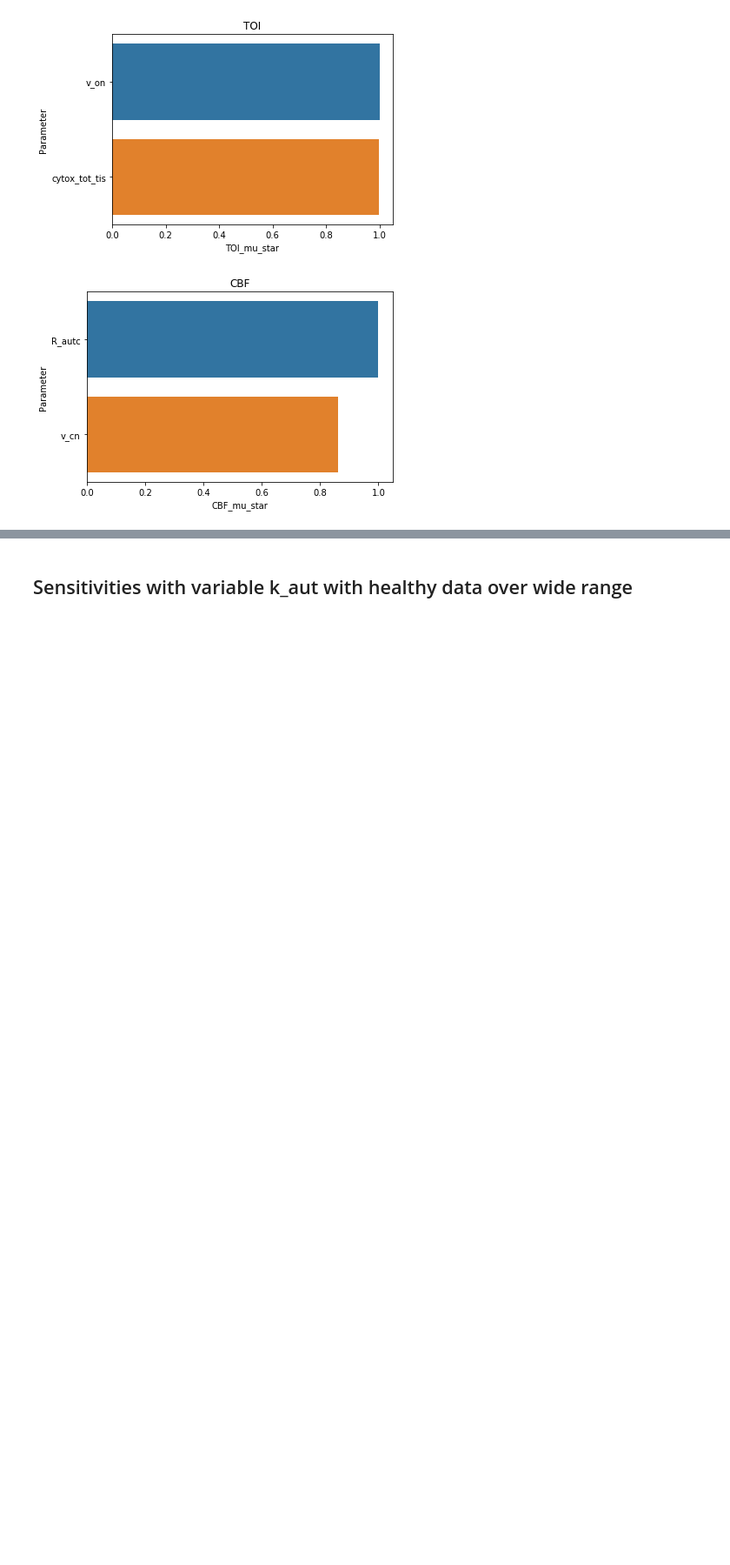
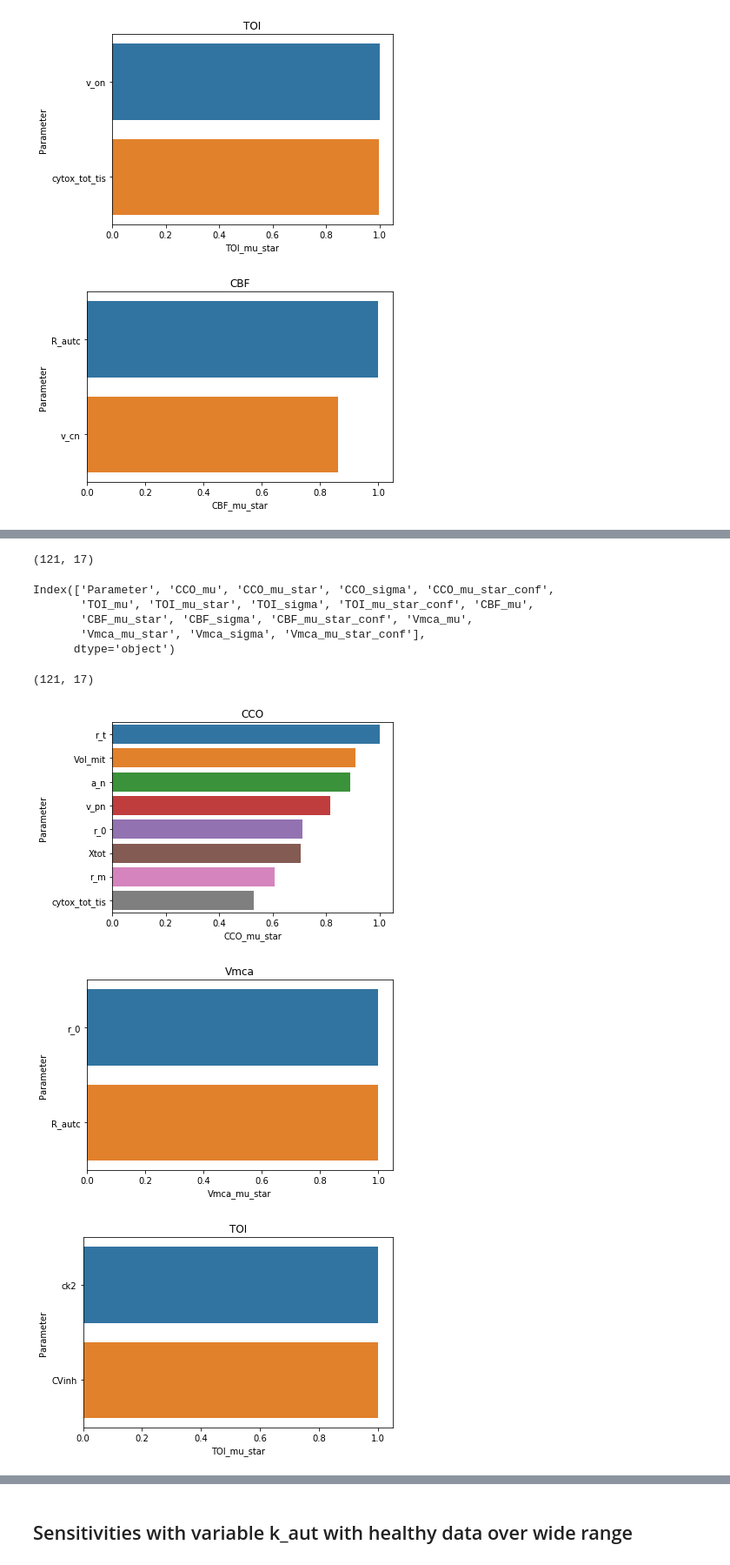
Before and after one commit to multimodalspectroscopy/BayesCMD, a Jupyter notebook: PLOS_paper/sensitivity_analysis/sensitivity_plot.ipynb, the cells around one changed output, grey strips where cells are left out. Shown at 87% size. Saved outputs shown, nothing was run; the diff lists cells and outputs as text; code cells hidden in the pictures; blank space fills up the shorter version.

```diff
--- a/PLOS_paper/sensitivity_analysis/sensitivity_plot.ipynb
+++ b/PLOS_paper/sensitivity_analysis/sensitivity_plot.ipynb
@@ -154,0 +157,2 @@ for o in ["CCO", "Vmca", "TOI", "CBF"]:
+# %%
+df = pd.read_csv('dtw/healthy/sensitivities.txt', sep='\t')
@@ -154,0 +180,46 @@ for o in ["CCO", "Vmca", "TOI", "CBF"]:
+# %%
+df.shape
+# %% [output]
+(121, 17)
+# %%
+df.columns
+# %% [output]
+Index(['Parameter', 'CCO_mu', 'CCO_mu_star', 'CCO_sigma', 'CCO_mu_star_conf',
+       'TOI_mu', 'TOI_mu_star', 'TOI_sigma', 'TOI_mu_star_conf', 'CBF_mu',
+       'CBF_mu_star', 'CBF_sigma', 'CBF_mu_star_conf', 'Vmca_mu',
+       'Vmca_mu_star', 'Vmca_sigma', 'Vmca_mu_star_conf'],
+      dtype='object')
+# %%
+for p in (['u', 'P_a', 'SaO2sup', 'Pa_CO2']):#,"k_aut"]):
+    df = df.query("Parameter!='{}'".format(p))
+df.shape
+# %% [output]
+(121, 17)
+# %%
+def sensitivity(df, output):
+    param = output+"_mu_star"
+    min_max_scaler = preprocessing.MinMaxScaler()
+    x = df[param].values.astype(float).reshape(-1, 1)
+    # x = np.log(x+1)
+    x_scaled = min_max_scaler.fit_transform(x)
+    df_norm = pd.DataFrame({"Parameter": df["Parameter"].values, param: x_scaled.flatten()})
+    df_norm = df_norm.sort_values(by=param, ascending=False)
+    ax = sns.barplot(x=param, y="Parameter", data=df_norm[df_norm[param]>0.5])
+    #ax = sns.barplot(x=param, y="Parameter", data=df_norm.head(10))
+    ax.set_title(output)
+    plt.tight_layout()
+    plt.savefig('Figures/dtw/healthy/narrow_range/{}.png'.format(param))
+    plt.show()
+    plt.close()
+    sensitive_parameters = df_norm[df_norm[param]>0.5]["Parameter"].values
+
+    return ax, df_norm, sensitive_parameters
+# %%
+sens_params_dtw_narrow = []
+for o in ["CCO", "Vmca", "TOI"]:
+    ax, df_norm, sens_p = sensitivity(df, o)
+    sens_params_dtw_narrow.extend(list(sens_p))
+# %% [output]
+[figure, added]
+[figure, added]
+[figure, added]
```
Also changed, not shown: parts of 10 cells of this notebook, 3 other files.
